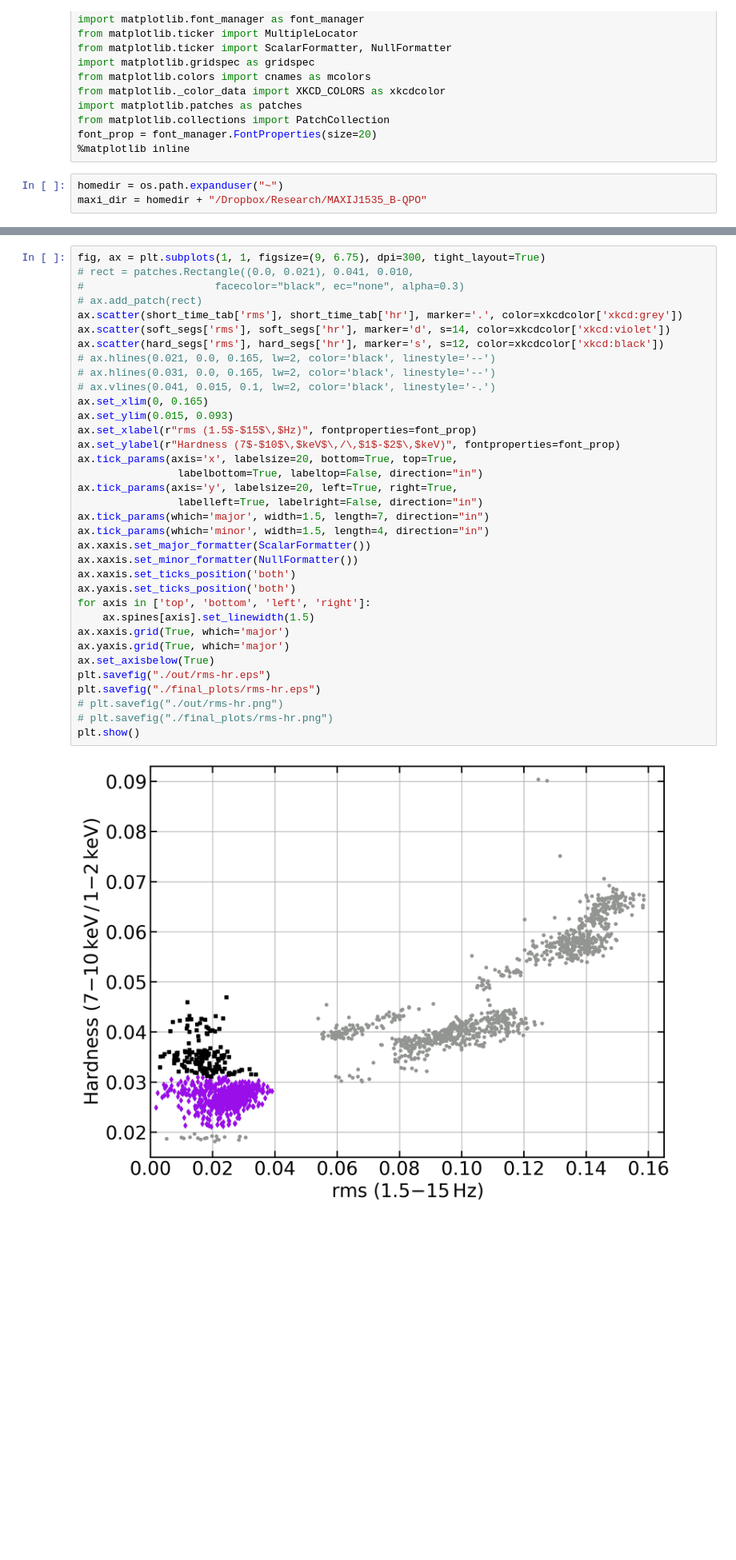
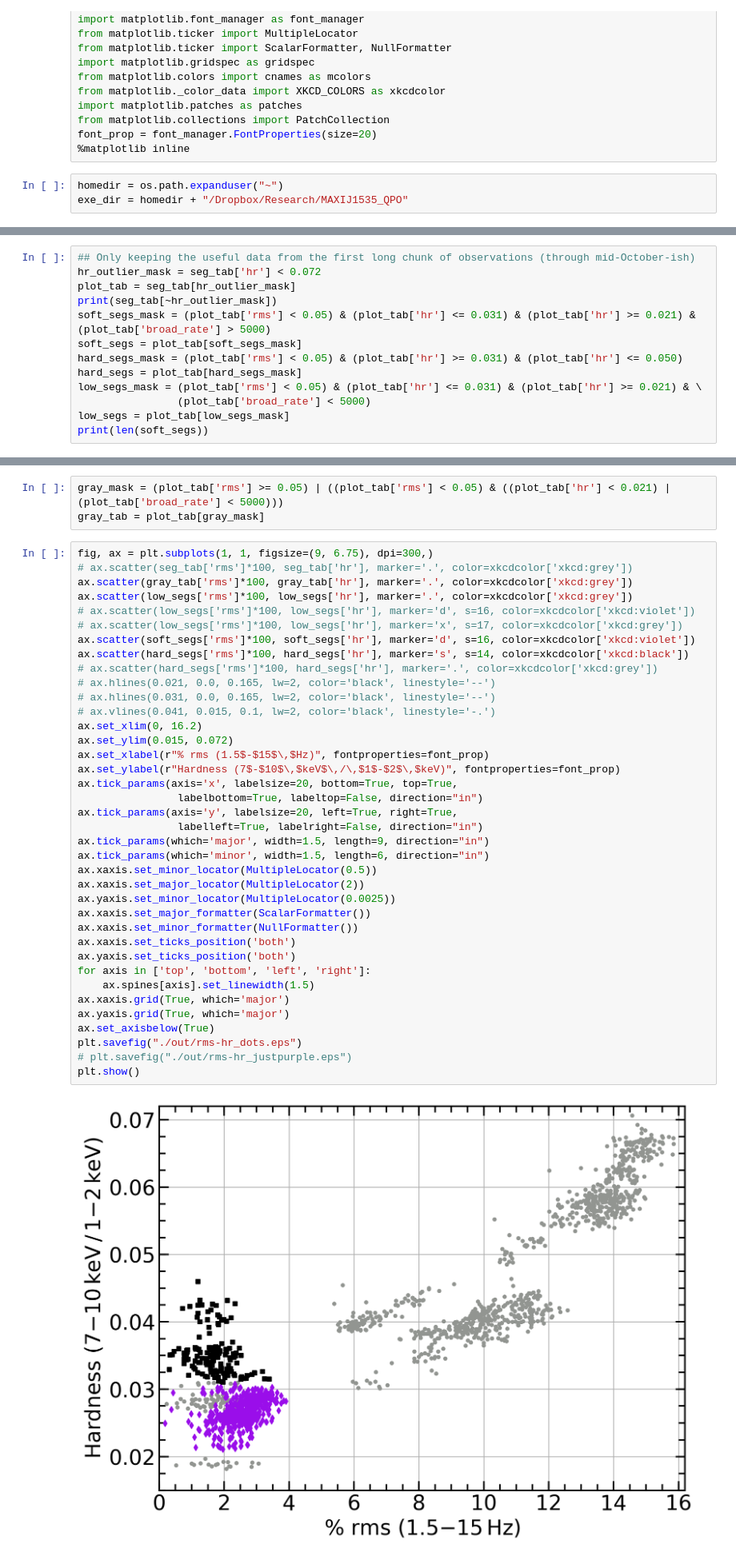
Before and after one commit to abigailStev/MAXIJ1535_QPO, a Jupyter notebook: segment_info.ipynb, the cells around one changed output, grey strips where cells are left out. Shown at 80% size. Drawn from its saved outputs; the diff is of its cells as text; blank space fills up the shorter version.

```diff
--- a/segment_info.ipynb
+++ b/segment_info.ipynb
@@ -21,5 +21,5 @@ font_prop = font_manager.FontProperties(size=20)
 %matplotlib inline
 # %%
 homedir = os.path.expanduser("~")
-maxi_dir = homedir + "/Dropbox/Research/MAXIJ1535_B-QPO"
+exe_dir = homedir + "/Dropbox/Research/MAXIJ1535_QPO"
 # %%
@@ -37,0 +43,13 @@ hard_segs = short_time_tab[hard_segs_mask]
+# %%
+## Only keeping the useful data from the first long chunk of observations (through mid-October-ish)
+hr_outlier_mask = seg_tab['hr'] < 0.072
+plot_tab = seg_tab[hr_outlier_mask]
+print(seg_tab[~hr_outlier_mask])
+soft_segs_mask = (plot_tab['rms'] < 0.05) & (plot_tab['hr'] <= 0.031) & (plot_tab['hr'] >= 0.021) & (plot_tab['broad_rate'] > 5000)
+soft_segs = plot_tab[soft_segs_mask]
+hard_segs_mask = (plot_tab['rms'] < 0.05) & (plot_tab['hr'] >= 0.031) & (plot_tab['hr'] <= 0.050)
+hard_segs = plot_tab[hard_segs_mask]
+low_segs_mask = (plot_tab['rms'] < 0.05) & (plot_tab['hr'] <= 0.031) & (plot_tab['hr'] >= 0.021) & \
+                (plot_tab['broad_rate'] < 5000)
+low_segs = plot_tab[low_segs_mask]
+print(len(soft_segs))
@@ -38,37 +248,43 @@ hard_segs = short_time_tab[hard_segs_mask]
+# %%
+gray_mask = (plot_tab['rms'] >= 0.05) | ((plot_tab['rms'] < 0.05) & ((plot_tab['hr'] < 0.021) | (plot_tab['broad_rate'] < 5000)))
+gray_tab = plot_tab[gray_mask]
 # %%
-fig, ax = plt.subplots(1, 1, figsize=(9, 6.75), dpi=300, tight_layout=True)
-# rect = patches.Rectangle((0.0, 0.021), 0.041, 0.010,
-#                     facecolor="black", ec="none", alpha=0.3)
-# ax.add_patch(rect)
-ax.scatter(short_time_tab['rms'], short_time_tab['hr'], marker='.', color=xkcdcolor['xkcd:grey'])
-ax.scatter(soft_segs['rms'], soft_segs['hr'], marker='d', s=14, color=xkcdcolor['xkcd:violet'])
-ax.scatter(hard_segs['rms'], hard_segs['hr'], marker='s', s=12, color=xkcdcolor['xkcd:black'])
+fig, ax = plt.subplots(1, 1, figsize=(9, 6.75), dpi=300,)
+# ax.scatter(seg_tab['rms']*100, seg_tab['hr'], marker='.', color=xkcdcolor['xkcd:grey'])
+ax.scatter(gray_tab['rms']*100, gray_tab['hr'], marker='.', color=xkcdcolor['xkcd:grey'])
+ax.scatter(low_segs['rms']*100, low_segs['hr'], marker='.', color=xkcdcolor['xkcd:grey'])
+# ax.scatter(low_segs['rms']*100, low_segs['hr'], marker='d', s=16, color=xkcdcolor['xkcd:violet'])
+# ax.scatter(low_segs['rms']*100, low_segs['hr'], marker='x', s=17, color=xkcdcolor['xkcd:grey'])
+ax.scatter(soft_segs['rms']*100, soft_segs['hr'], marker='d', s=16, color=xkcdcolor['xkcd:violet'])
+ax.scatter(hard_segs['rms']*100, hard_segs['hr'], marker='s', s=14, color=xkcdcolor['xkcd:black'])
+# ax.scatter(hard_segs['rms']*100, hard_segs['hr'], marker='.', color=xkcdcolor['xkcd:grey'])
 # ax.hlines(0.021, 0.0, 0.165, lw=2, color='black', linestyle='--')
 # ax.hlines(0.031, 0.0, 0.165, lw=2, color='black', linestyle='--')
 # ax.vlines(0.041, 0.015, 0.1, lw=2, color='black', linestyle='-.')
-ax.set_xlim(0, 0.165)
-ax.set_ylim(0.015, 0.093)
-ax.set_xlabel(r"rms (1.5$-$15$\,$Hz)", fontproperties=font_prop)
+ax.set_xlim(0, 16.2)
+ax.set_ylim(0.015, 0.072)
+ax.set_xlabel(r"% rms (1.5$-$15$\,$Hz)", fontproperties=font_prop)
 ax.set_ylabel(r"Hardness (7$-$10$\,$keV$\,/\,$1$-$2$\,$keV)", fontproperties=font_prop)
 ax.tick_params(axis='x', labelsize=20, bottom=True, top=True,
                 labelbottom=True, labeltop=False, direction="in")
 ax.tick_params(axis='y', labelsize=20, left=True, right=True,
                 labelleft=True, labelright=False, direction="in")
-ax.tick_params(which='major', width=1.5, length=7, direction="in")
-ax.tick_params(which='minor', width=1.5, length=4, direction="in")
+ax.tick_params(which='major', width=1.5, length=9, direction="in")
+ax.tick_params(which='minor', width=1.5, length=6, direction="in")
+ax.xaxis.set_minor_locator(MultipleLocator(0.5))
+ax.xaxis.set_major_locator(MultipleLocator(2))
+ax.yaxis.set_minor_locator(MultipleLocator(0.0025))
 ax.xaxis.set_major_formatter(ScalarFormatter())
 ax.xaxis.set_minor_formatter(NullFormatter())
 ax.xaxis.set_ticks_position('both')
 ax.yaxis.set_ticks_position('both')
 for axis in ['top', 'bottom', 'left', 'right']:
     ax.spines[axis].set_linewidth(1.5)
 ax.xaxis.grid(True, which='major')
 ax.yaxis.grid(True, which='major')
 ax.set_axisbelow(True)
-plt.savefig("./out/rms-hr.eps")
-plt.savefig("./final_plots/rms-hr.eps")
-# plt.savefig("./out/rms-hr.png")
-# plt.savefig("./final_plots/rms-hr.png")
+plt.savefig("./out/rms-hr_dots.eps")
+# plt.savefig("./out/rms-hr_justpurple.eps")
 plt.show()
 # %% [output]
-[figure, old version]
+[figure, new version]
```
Also changed, not shown: parts of 12 cells of this notebook, 4 other files.
